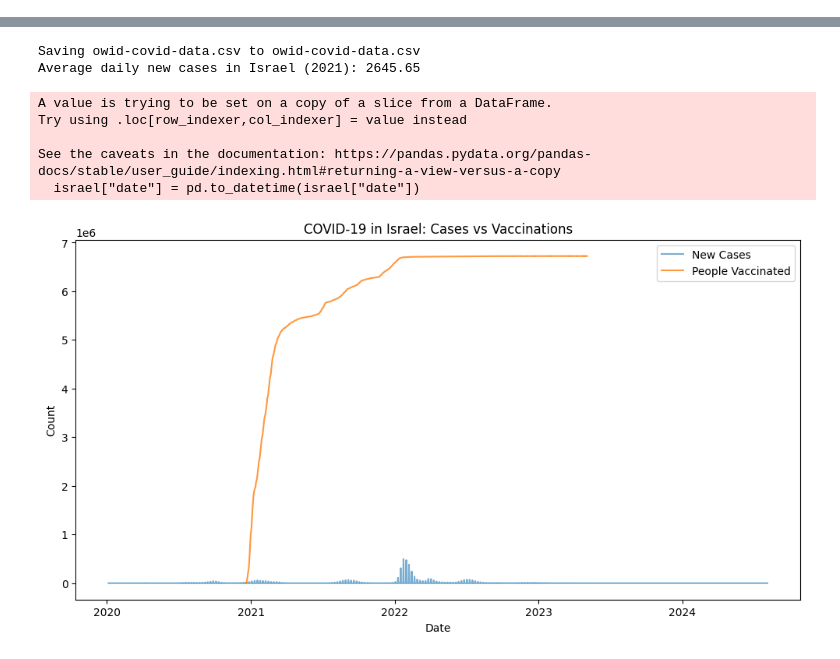
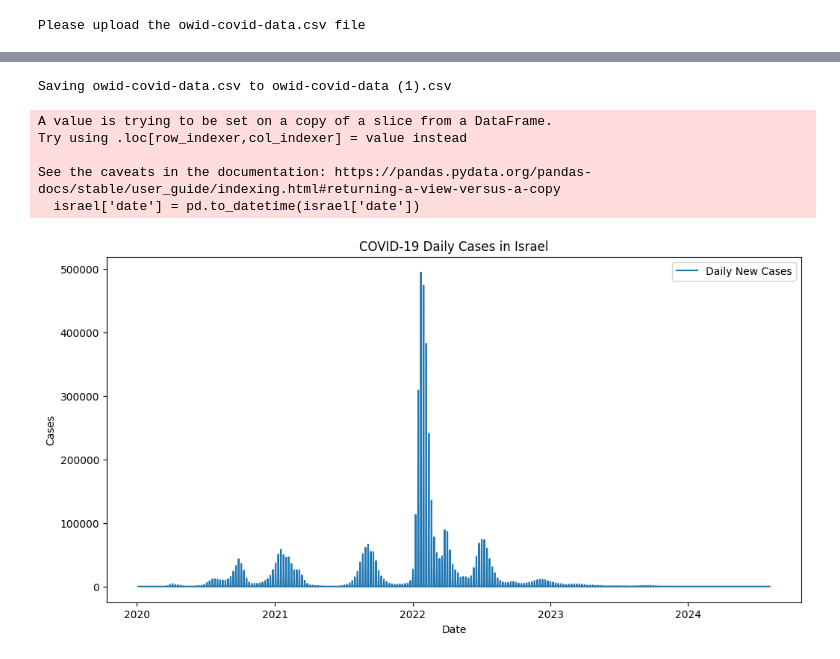
Before and after one commit to Koss-Lab/DI_Bootcamp, a Jupyter notebook: Week5/Day1/DailyChallenge/DailyChallenge_week5_day1.ipynb, the cells around one changed output, grey strips where cells are left out. Saved outputs shown, nothing was run; the diff lists cells and outputs as text; code cells hidden in the pictures.

```diff
--- a/Week5/Day1/DailyChallenge/DailyChallenge_week5_day1.ipynb
+++ b/Week5/Day1/DailyChallenge/DailyChallenge_week5_day1.ipynb
@@ -5,39 +37,31 @@ Case Study: COVID-19 and Data Analysis in Public Health
 # %%
+# Example
+
 import pandas as pd
 import matplotlib.pyplot as plt
+from google.colab import files
 
-# Load uploaded CSV
-from google.colab import files
+print("Please upload the owid-covid-data.csv file")
 uploaded = files.upload()
 
 df = pd.read_csv("owid-covid-data.csv")
+israel = df[df['location'] == 'Israel']
+israel['date'] = pd.to_datetime(israel['date'])
 
-# Focus on Israel
-israel = df[df["location"] == "Israel"]
-
-# Convert date to datetime
-israel["date"] = pd.to_datetime(israel["date"])
-
-# Average daily new cases in 2021
-cases_2021 = israel[israel["date"].dt.year == 2021]["new_cases"].mean()
-print("Average daily new cases in Israel (2021):", round(cases_2021, 2))
-
-# Plot evolution of cases and vaccinations
 plt.figure(figsize=(12,6))
-plt.plot(israel["date"], israel["new_cases"], label="New Cases", alpha=0.6)
-plt.plot(israel["date"], israel["people_vaccinated"], label="People Vaccinated", alpha=0.8)
-plt.title("COVID-19 in Israel: Cases vs Vaccinations")
+plt.plot(israel['date'], israel['new_cases'], label='Daily New Cases')
+plt.title("COVID-19 Daily Cases in Israel")
 plt.xlabel("Date")
-plt.ylabel("Count")
+plt.ylabel("Cases")
 plt.legend()
 plt.show()
 # %% [output]
+Please upload the owid-covid-data.csv file
 [interactive output not drawn]
-Saving owid-covid-data.csv to owid-covid-data.csv
-Average daily new cases in Israel (2021): 2645.65
-A value is trying to be set on a copy of a slice from a DataFrame.
-Try using .loc[row_indexer,col_indexer] = value instead
-
-See the caveats in the documentation: https://pandas.pydata.org/pandas-docs/stable/user_guide/indexing.html#returning-a-view-versus-a-copy
-  israel["date"] = pd.to_datetime(israel["date"])
+Saving owid-covid-data.csv to owid-covid-data (1).csv
+A value is trying to be set on a copy of a slice from a DataFrame.
+Try using .loc[row_indexer,col_indexer] = value instead
+
+See the caveats in the documentation: https://pandas.pydata.org/pandas-docs/stable/user_guide/indexing.html#returning-a-view-versus-a-copy
+  israel['date'] = pd.to_datetime(israel['date'])
-[figure, old version]
+[figure, new version]
```
Also changed, not shown: parts of 3 cells of this notebook, 13 other files.
